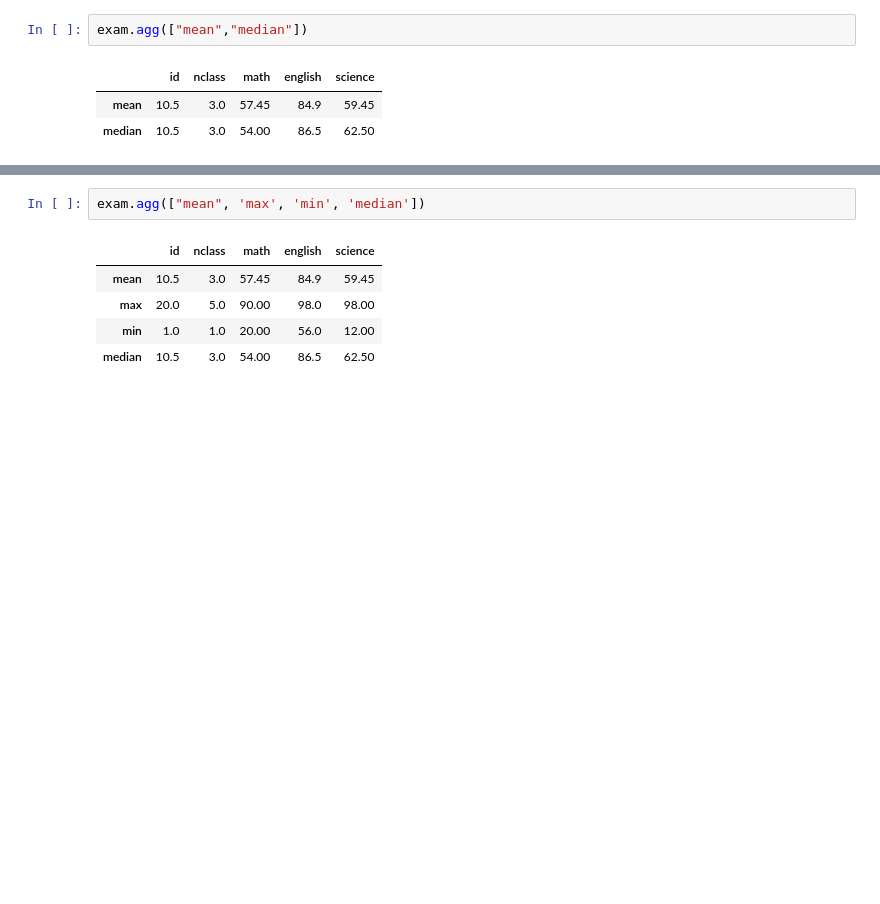
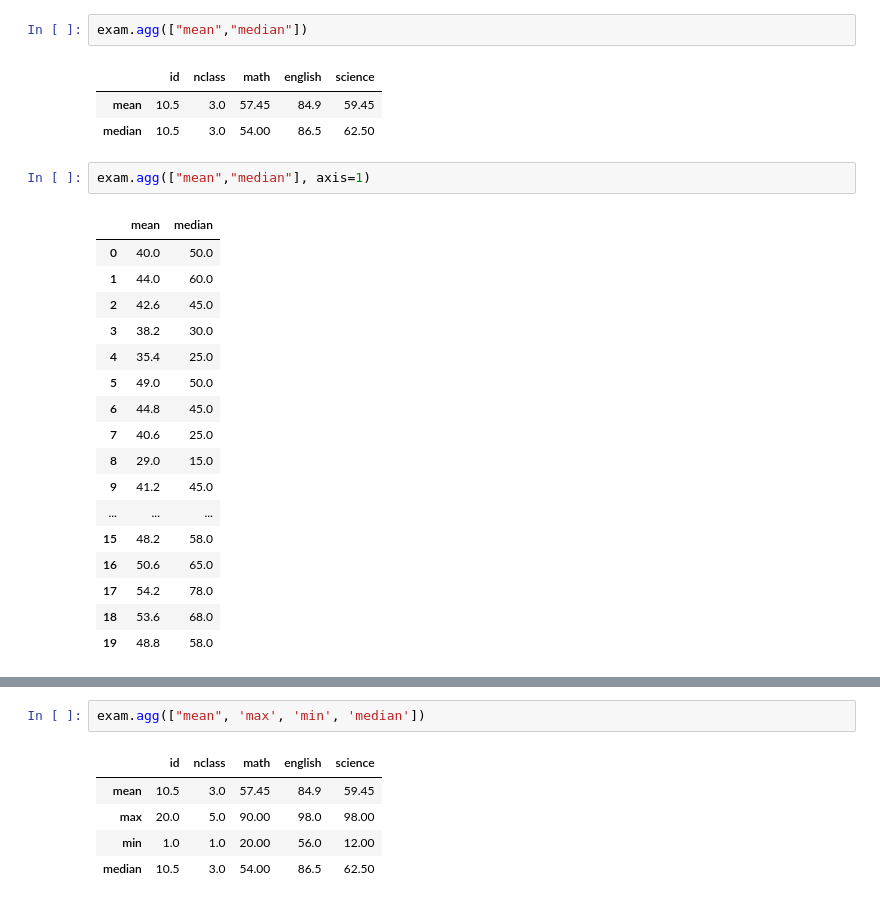
Before and after one commit to yeojeong735/2025-1-BD, a Jupyter notebook: inclass/06w_0414_easy_ch06.ipynb, the cells around one changed output, grey strips where cells are left out. Cells and saved outputs as stored; diff of their text form; blank space fills up the shorter version.

```diff
--- a/inclass/06w_0414_easy_ch06.ipynb
+++ b/inclass/06w_0414_easy_ch06.ipynb
@@ -279,3 +288,23 @@ exam.agg(["mean","median"])
 |  | id | nclass | math | english | science |
 | mean | 10.5 | 3.0 | 57.45 | 84.9 | 59.45 |
 | median | 10.5 | 3.0 | 54.00 | 86.5 | 62.50 |
+# %%
+exam.agg(["mean","median"], axis=1)
+# %% [output]
+|  | mean | median |
+| 0 | 40.0 | 50.0 |
+| 1 | 44.0 | 60.0 |
+| 2 | 42.6 | 45.0 |
+| 3 | 38.2 | 30.0 |
+| 4 | 35.4 | 25.0 |
+| 5 | 49.0 | 50.0 |
+| 6 | 44.8 | 45.0 |
+| 7 | 40.6 | 25.0 |
+| 8 | 29.0 | 15.0 |
+| 9 | 41.2 | 45.0 |
+| ... | ... | ... |
+| 15 | 48.2 | 58.0 |
+| 16 | 50.6 | 65.0 |
+| 17 | 54.2 | 78.0 |
+| 18 | 53.6 | 68.0 |
+| 19 | 48.8 | 58.0 |
```
Also changed, not shown: parts of 53 cells of this notebook.
